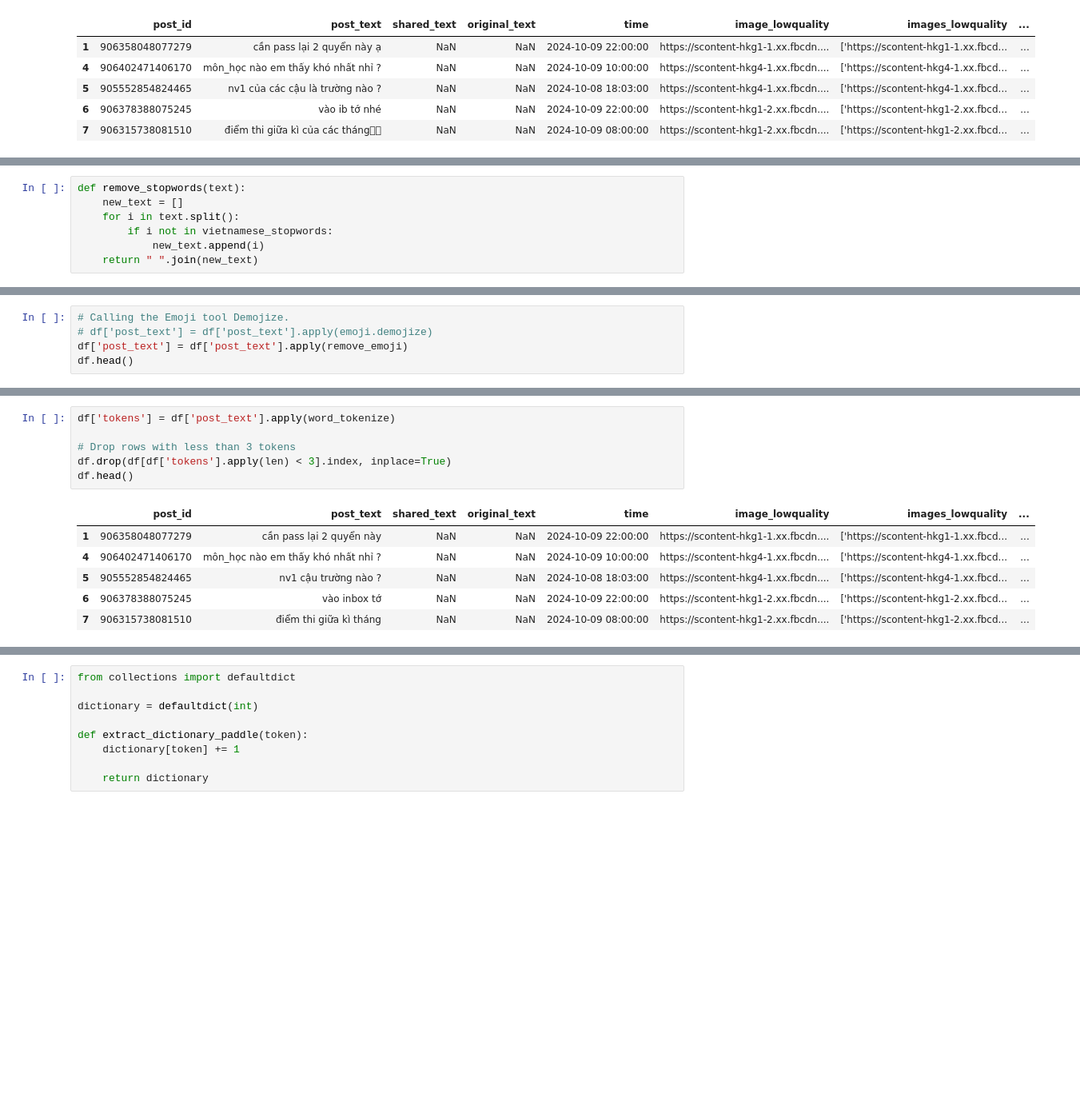
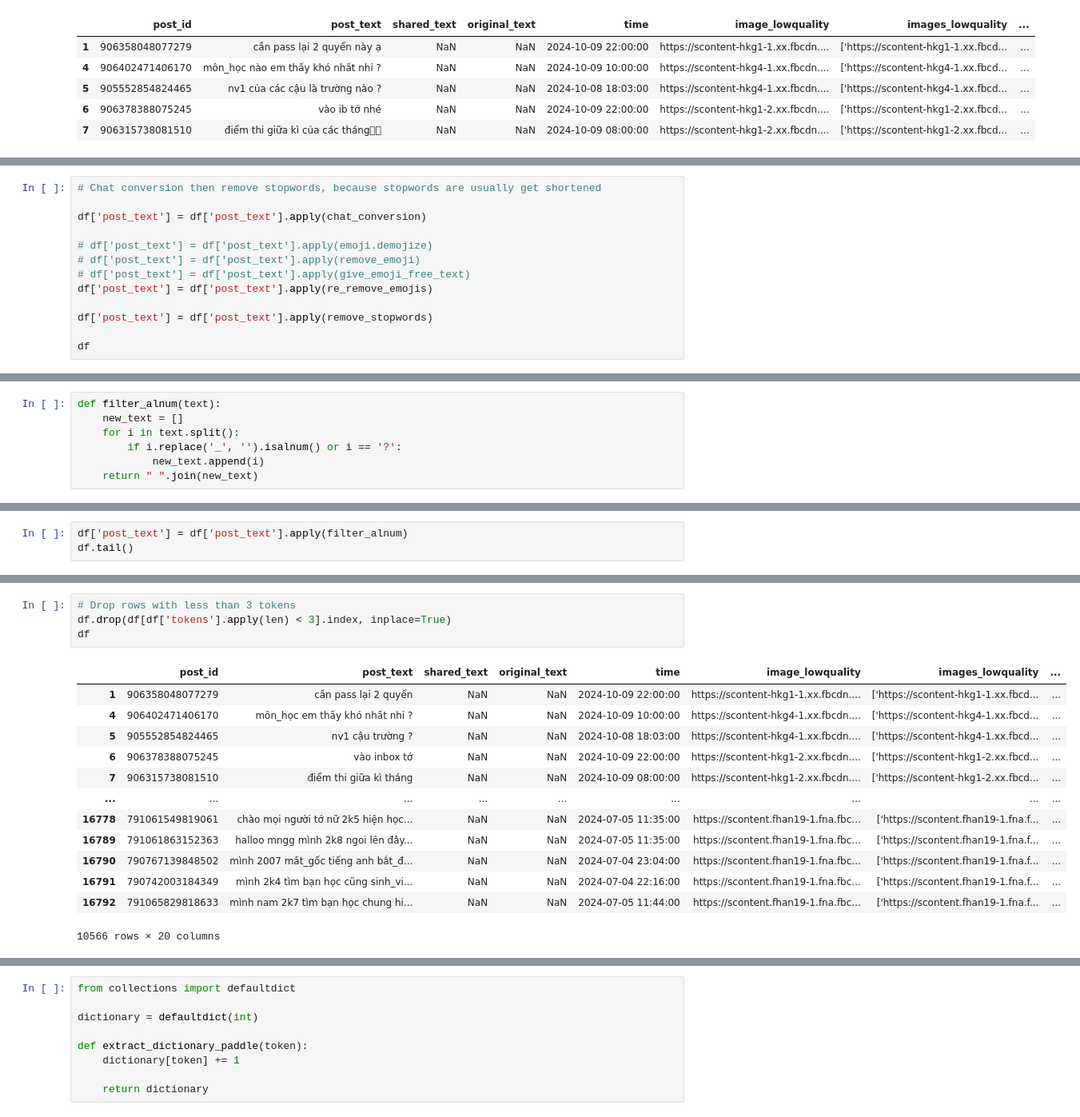
Before and after one commit to thanksbinh/student-posts-classifier, a Jupyter notebook: StudentRequestClassifier.ipynb, the cells around one changed output, grey strips where cells are left out. Shown at 80% size. Drawn from its saved outputs; the diff is of its cells as text; blank space fills up the shorter version.

```diff
--- a/StudentRequestClassifier.ipynb
+++ b/StudentRequestClassifier.ipynb
@@ -235,0 +322,13 @@ df.head()
+# %%
+# Chat conversion then remove stopwords, because stopwords are usually get shortened
+
+df['post_text'] = df['post_text'].apply(chat_conversion)
+
+# df['post_text'] = df['post_text'].apply(emoji.demojize)
+# df['post_text'] = df['post_text'].apply(remove_emoji)
+# df['post_text'] = df['post_text'].apply(give_emoji_free_text)
+df['post_text'] = df['post_text'].apply(re_remove_emojis)
+
+df['post_text'] = df['post_text'].apply(remove_stopwords)
+
+df
@@ -236,7 +349,7 @@ df.head()
 # %%
-def remove_stopwords(text):
+def filter_alnum(text):
     new_text = []
     for i in text.split():
-        if i not in vietnamese_stopwords:
+        if i.replace('_', '').isalnum() or i == '?':
             new_text.append(i)
     return " ".join(new_text)
@@ -306,5 +355,0 @@ def remove_emoji(text):
-# %%
-# Calling the Emoji tool Demojize.
-# df['post_text'] = df['post_text'].apply(emoji.demojize)
-df['post_text'] = df['post_text'].apply(remove_emoji)
-df.head()
@@ -326,0 +356,3 @@ from nltk.tokenize import word_tokenize,sent_tokenize
+# %%
+df['post_text'] = df['post_text'].apply(filter_alnum)
+df.tail()
@@ -327,13 +379,18 @@ from nltk.tokenize import word_tokenize,sent_tokenize
 # %%
-df['tokens'] = df['post_text'].apply(word_tokenize)
-
 # Drop rows with less than 3 tokens
 df.drop(df[df['tokens'].apply(len) < 3].index, inplace=True)
-df.head()
+df
 # %% [output]
 |  | post_id | post_text | shared_text | original_text | time | image_lowquality | images_lowquality | ... |
-| 1 | 906358048077279 | cần pass lại 2 quyển này | NaN | NaN | 2024-10-09 22:00:00 | https://scontent-hkg1-1.xx.fbcdn.... | ['https://scontent-hkg1-1.xx.fbcd... | ... |
-| 4 | 906402471406170 | môn_học nào em thấy khó nhất nhỉ ? | NaN | NaN | 2024-10-09 10:00:00 | https://scontent-hkg4-1.xx.fbcdn.... | ['https://scontent-hkg4-1.xx.fbcd... | ... |
-| 5 | 905552854824465 | nv1 cậu trường nào ? | NaN | NaN | 2024-10-08 18:03:00 | https://scontent-hkg4-1.xx.fbcdn.... | ['https://scontent-hkg4-1.xx.fbcd... | ... |
+| 1 | 906358048077279 | cần pass lại 2 quyển | NaN | NaN | 2024-10-09 22:00:00 | https://scontent-hkg1-1.xx.fbcdn.... | ['https://scontent-hkg1-1.xx.fbcd... | ... |
+| 4 | 906402471406170 | môn_học em thấy khó nhất nhỉ ? | NaN | NaN | 2024-10-09 10:00:00 | https://scontent-hkg4-1.xx.fbcdn.... | ['https://scontent-hkg4-1.xx.fbcd... | ... |
+| 5 | 905552854824465 | nv1 cậu trường ? | NaN | NaN | 2024-10-08 18:03:00 | https://scontent-hkg4-1.xx.fbcdn.... | ['https://scontent-hkg4-1.xx.fbcd... | ... |
 | 6 | 906378388075245 | vào inbox tớ | NaN | NaN | 2024-10-09 22:00:00 | https://scontent-hkg1-2.xx.fbcdn.... | ['https://scontent-hkg1-2.xx.fbcd... | ... |
 | 7 | 906315738081510 | điểm thi giữa kì tháng | NaN | NaN | 2024-10-09 08:00:00 | https://scontent-hkg1-2.xx.fbcdn.... | ['https://scontent-hkg1-2.xx.fbcd... | ... |
+| ... | ... | ... | ... | ... | ... | ... | ... | ... |
+| 16778 | 791061549819061 | chào mọi người tớ nữ 2k5 hiện học... | NaN | NaN | 2024-07-05 11:35:00 | https://scontent.fhan19-1.fna.fbc... | ['https://scontent.fhan19-1.fna.f... | ... |
+| 16789 | 791061863152363 | halloo mngg mình 2k8 ngoi lên đây... | NaN | NaN | 2024-07-05 11:35:00 | https://scontent.fhan19-1.fna.fbc... | ['https://scontent.fhan19-1.fna.f... | ... |
+| 16790 | 790767139848502 | mình 2007 mất_gốc tiếng anh bắt_đ... | NaN | NaN | 2024-07-04 23:04:00 | https://scontent.fhan19-1.fna.fbc... | ['https://scontent.fhan19-1.fna.f... | ... |
+| 16791 | 790742003184349 | mình 2k4 tìm bạn học cũng sinh_vi... | NaN | NaN | 2024-07-04 22:16:00 | https://scontent.fhan19-1.fna.fbc... | ['https://scontent.fhan19-1.fna.f... | ... |
+| 16792 | 791065829818633 | mình nam 2k7 tìm bạn học chung hi... | NaN | NaN | 2024-07-05 11:44:00 | https://scontent.fhan19-1.fna.fbc... | ['https://scontent.fhan19-1.fna.f... | ... |
+10566 rows × 20 columns
```
Also changed, not shown: parts of 34 cells of this notebook.
